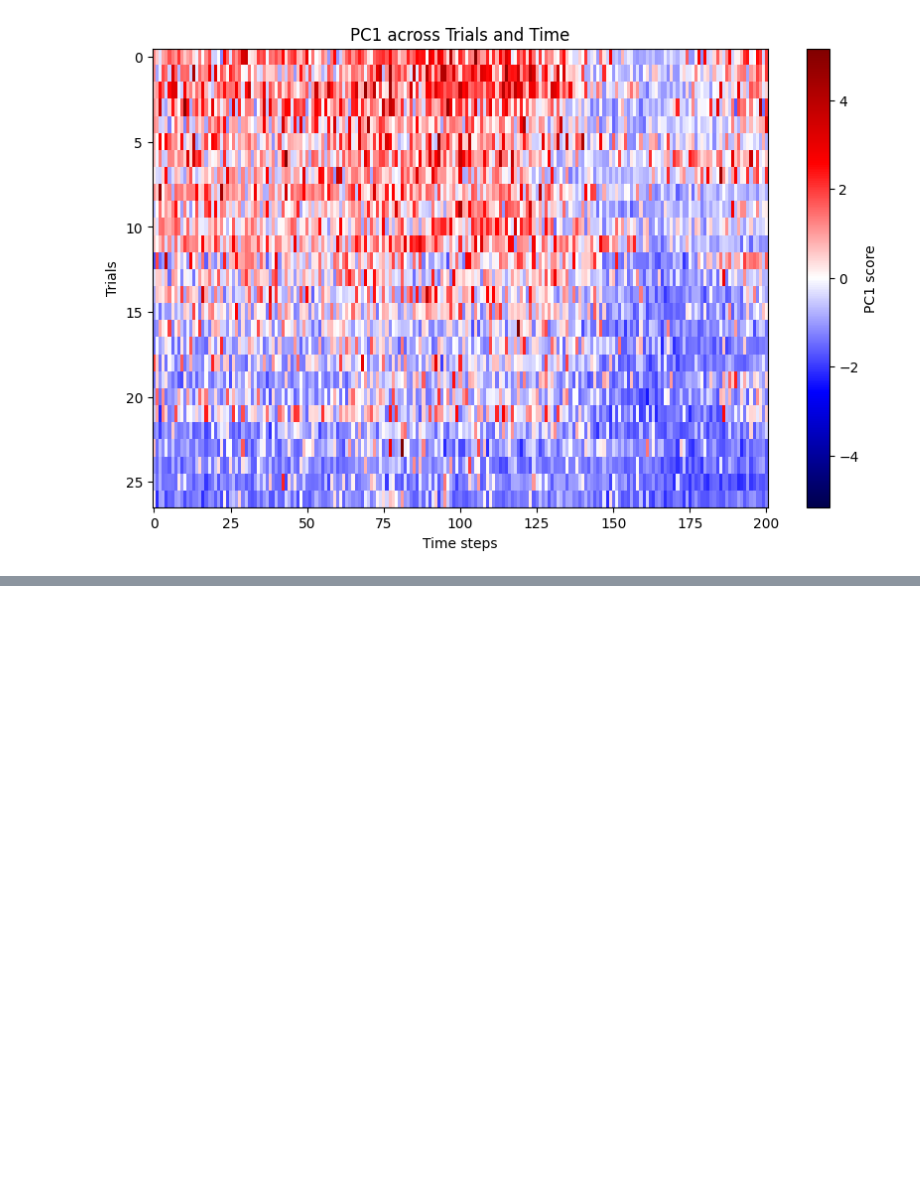
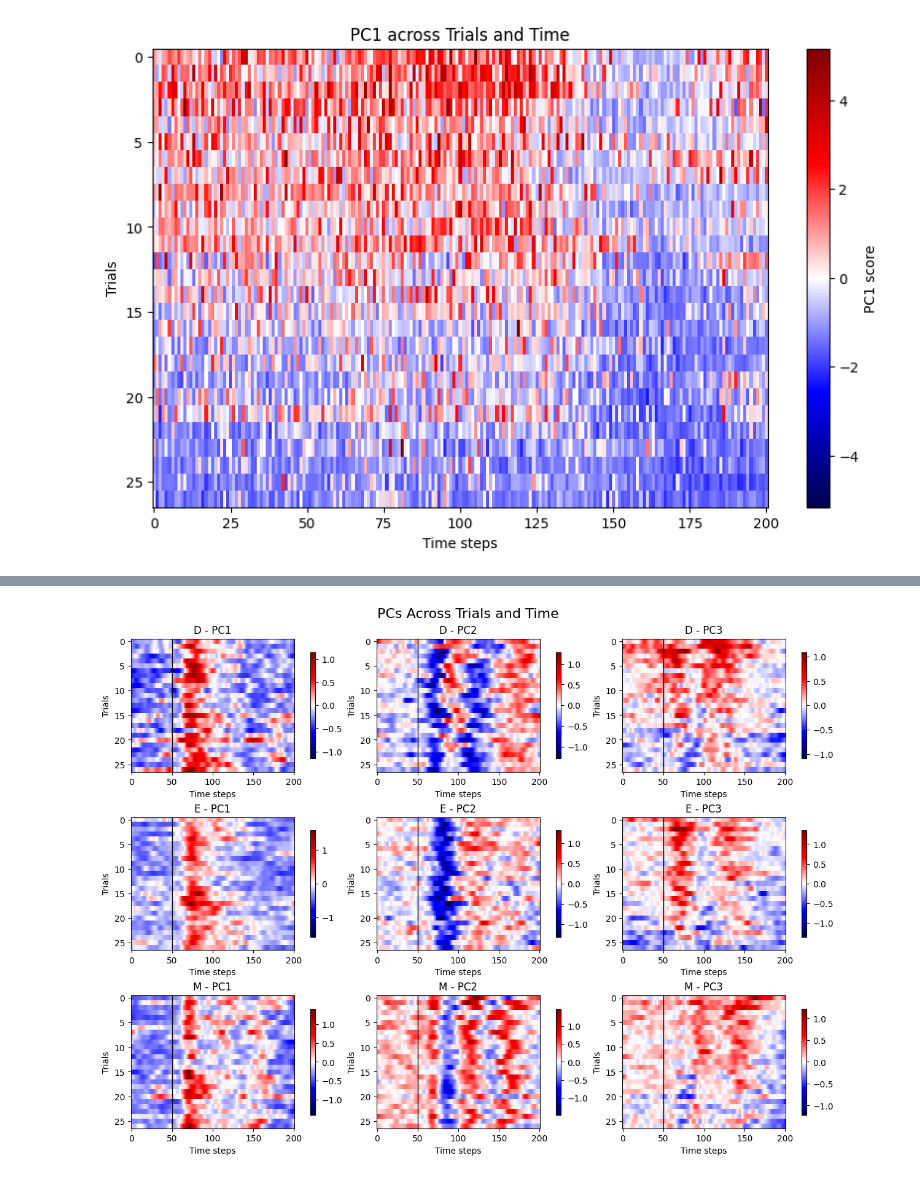
Before and after one commit to smacpher/handwritingBCIRepro, a Jupyter notebook: data.ipynb, the cells around one changed output, grey strips where cells are left out. Saved outputs shown, nothing was run; the diff lists cells and outputs as text; code cells hidden in the pictures; blank space fills up the shorter version.

```diff
--- a/data.ipynb
+++ b/data.ipynb
@@ -188,0 +438,14 @@ plt.show()
+# %%
+# fit the PCA on trial-averaged data
+pca_v3 = PCA(n_components=3).fit(combinedTrialsAvgV3.reshape(-1, n_channels))
+
+# then project trial data onto PCs
+projected_v3 = pca_v3.transform(combinedTrialsV3.reshape(-1, n_channels))
+projected_v3 = projected_v3.reshape(len(CHARS), n_trials, n_steps, 3)
+
+# This is with blockwise z-scoring but with PCs that were fit to single-trial data.
+# Going to try to fit PCs to trial-averaged data.
+# flip to put trial 27 on top (that's what they do idk why)
+plot_pcs_grid(np.flip(projected_v3, axis=1), letterToIdx, letters=['d', 'e', 'm'])
+# %% [output]
+[figure, added]
```
Also changed, not shown: parts of 25 cells of this notebook, 2 other files.
